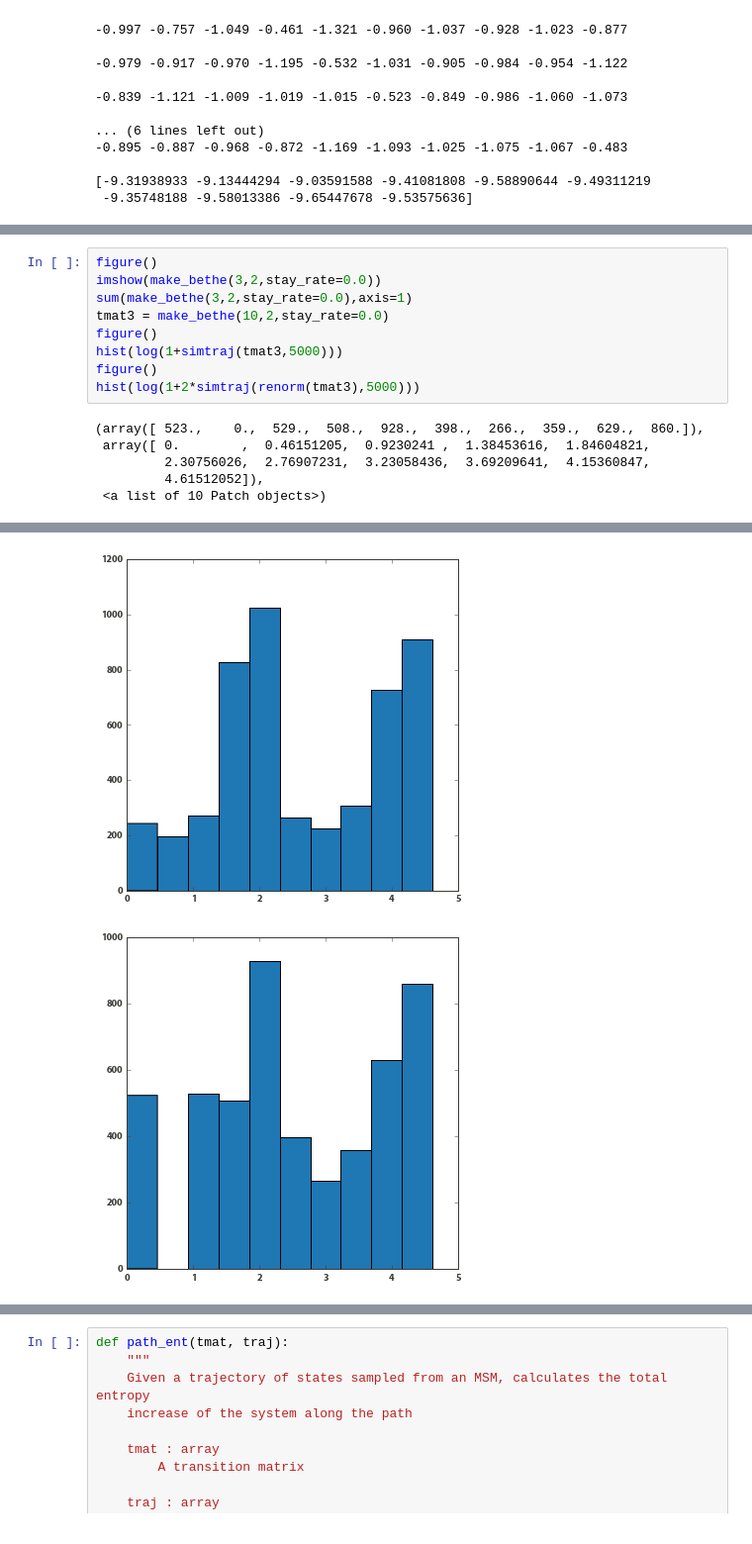
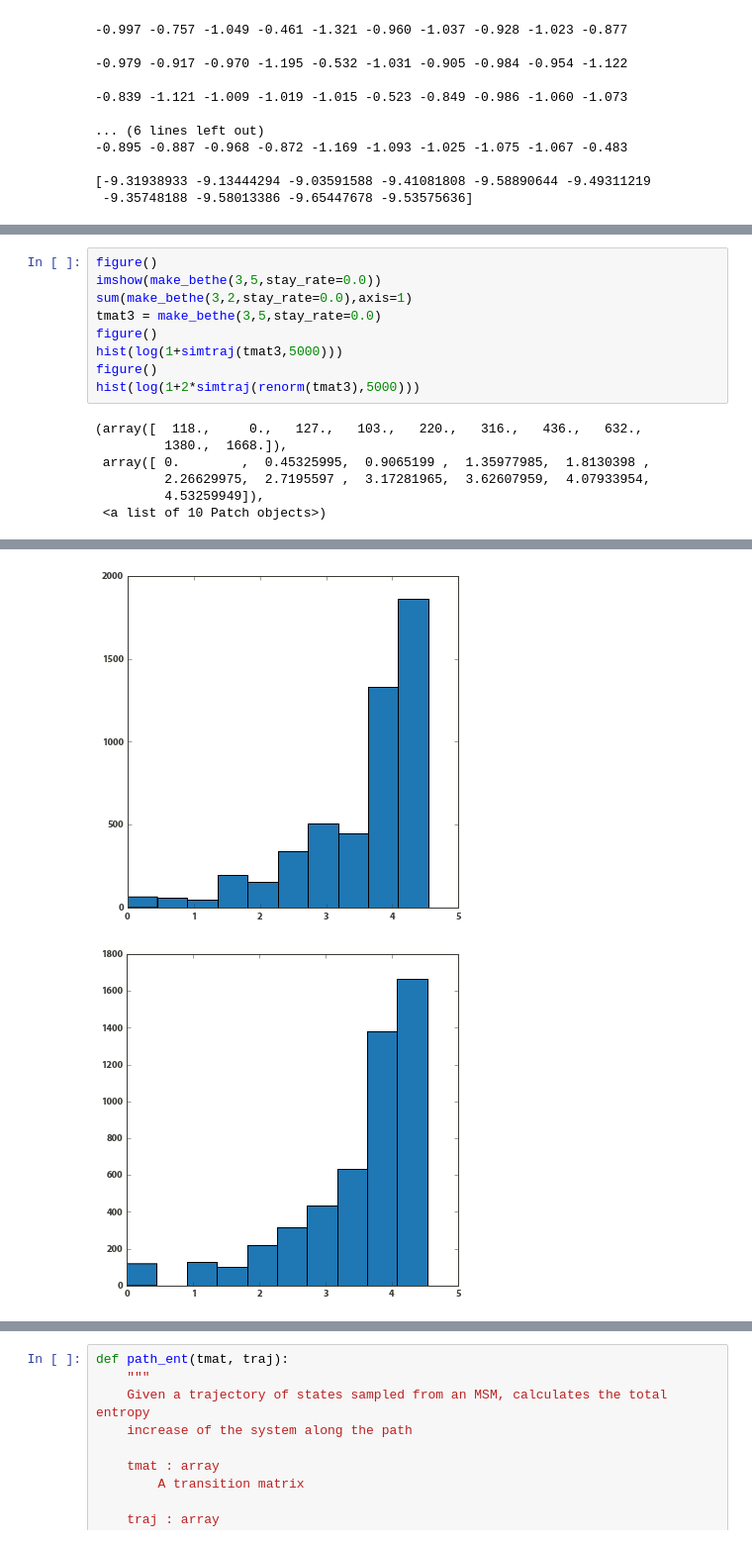
Before and after one commit to williamgilpin/netsim, a Jupyter notebook: simple_models.ipynb, the cells around one changed output, grey strips where cells are left out. Shown at 99% size. Saved outputs shown, nothing was run; the diff lists cells and outputs as text.

```diff
--- a/simple_models.ipynb
+++ b/simple_models.ipynb
@@ -436,15 +401,16 @@ imshow(swapper(swapper(tmat,0,9),9,0))
 # %%
 figure()
-imshow(make_bethe(3,2,stay_rate=0.0))
+imshow(make_bethe(3,5,stay_rate=0.0))
 sum(make_bethe(3,2,stay_rate=0.0),axis=1)
-tmat3 = make_bethe(10,2,stay_rate=0.0)
+tmat3 = make_bethe(3,5,stay_rate=0.0)
 figure()
 hist(log(1+simtraj(tmat3,5000)))
 figure()
 hist(log(1+2*simtraj(renorm(tmat3),5000)))
 # %% [output]
-(array([ 523.,    0.,  529.,  508.,  928.,  398.,  266.,  359.,  629.,  860.]),
- array([ 0.        ,  0.46151205,  0.9230241 ,  1.38453616,  1.84604821,
-         2.30756026,  2.76907231,  3.23058436,  3.69209641,  4.15360847,
-         4.61512052]),
+(array([  118.,     0.,   127.,   103.,   220.,   316.,   436.,   632.,
+         1380.,  1668.]),
+ array([ 0.        ,  0.45325995,  0.9065199 ,  1.35977985,  1.8130398 ,
+         2.26629975,  2.7195597 ,  3.17281965,  3.62607959,  4.07933954,
+         4.53259949]),
  <a list of 10 Patch objects>)
@@ -452,2 +418,2 @@ hist(log(1+2*simtraj(renorm(tmat3),5000)))
-[figure, old version]
+[figure, new version]
-[figure, old version]
+[figure, new version]
```
Also changed, not shown: parts of 7 cells of this notebook, 1 other file.
